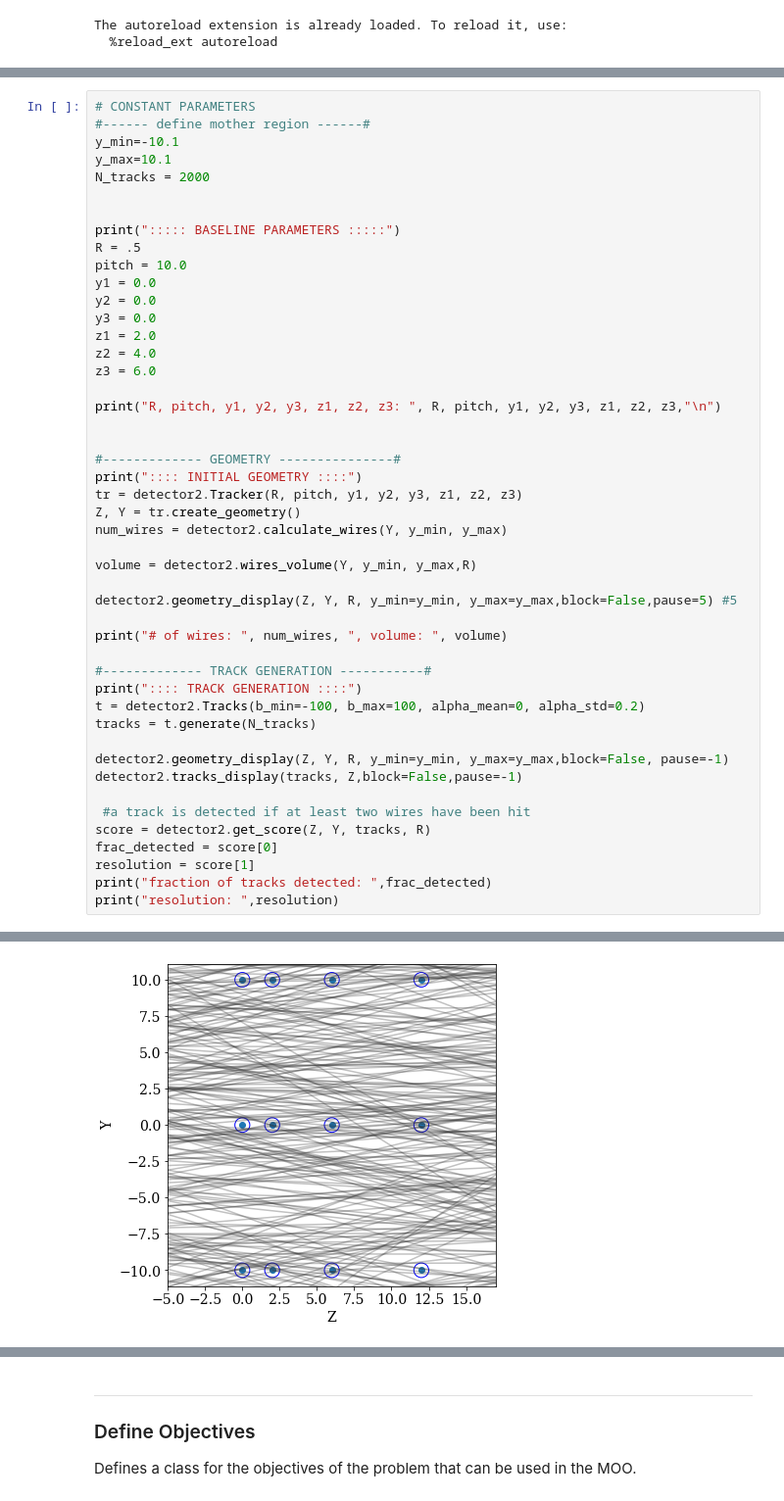
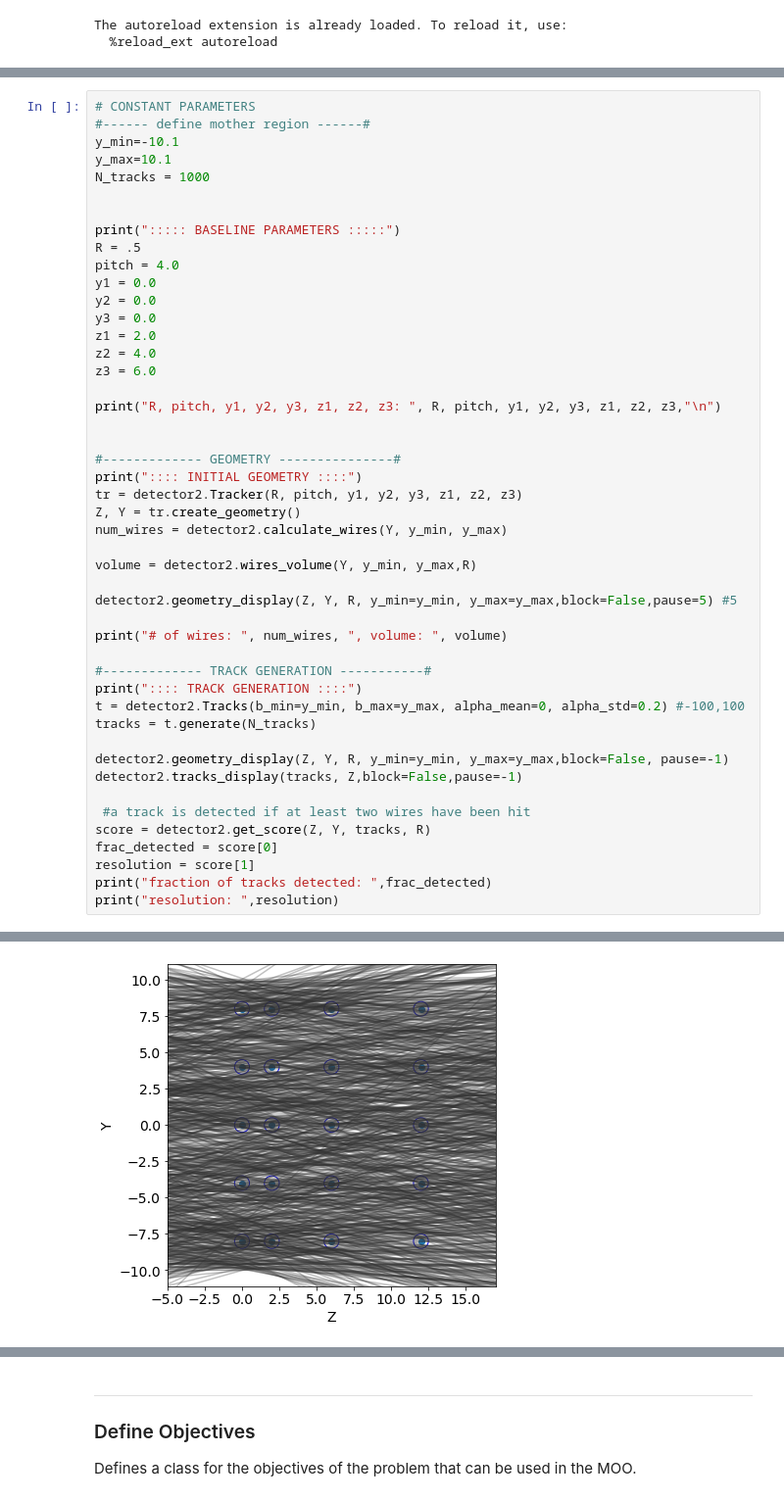
Before and after one commit to cfteach/AI4NP_detector_opt, a Jupyter notebook: sol3/driver_moo_3obj.ipynb, the cells around one changed output, grey strips where cells are left out. Shown at 98% size. Saved outputs shown, nothing was run; the diff lists cells and outputs as text.

```diff
--- a/sol3/driver_moo_3obj.ipynb
+++ b/sol3/driver_moo_3obj.ipynb
@@ -78,12 +78,12 @@ So we want to maximize the efficiency (defined in detector.py) and minimize the
 #------ define mother region ------#
 y_min=-10.1
 y_max=10.1
-N_tracks = 2000
+N_tracks = 1000
 
 
 print("::::: BASELINE PARAMETERS :::::")
 R = .5
-pitch = 10.0
+pitch = 4.0
 y1 = 0.0
 y2 = 0.0
 y3 = 0.0
@@ -108,7 +108,7 @@ print("# of wires: ", num_wires, ", volume: ", volume)
 
 #------------- TRACK GENERATION -----------#
 print(":::: TRACK GENERATION ::::")
-t = detector2.Tracks(b_min=-100, b_max=100, alpha_mean=0, alpha_std=0.2)
+t = detector2.Tracks(b_min=y_min, b_max=y_max, alpha_mean=0, alpha_std=0.2) #-100,100
 tracks = t.generate(N_tracks)
 
 detector2.geometry_display(Z, Y, R, y_min=y_min, y_max=y_max,block=False, pause=-1)
@@ -131 +131 @@ R, pitch, y1, y2, y3, z1, z2, z3:  0.5 10.0 0.0 0.0 0.0 2.0 4.0 6.0
-[figure, old version]
+[figure, new version]
```
Also changed, not shown: parts of 10 cells of this notebook.
